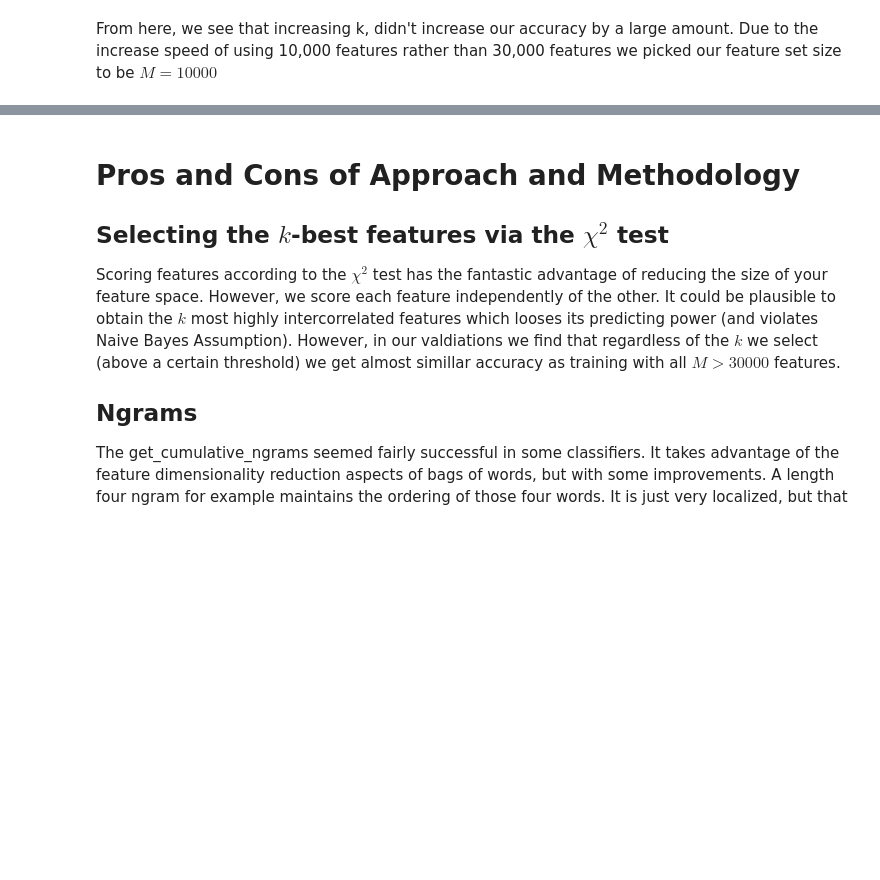
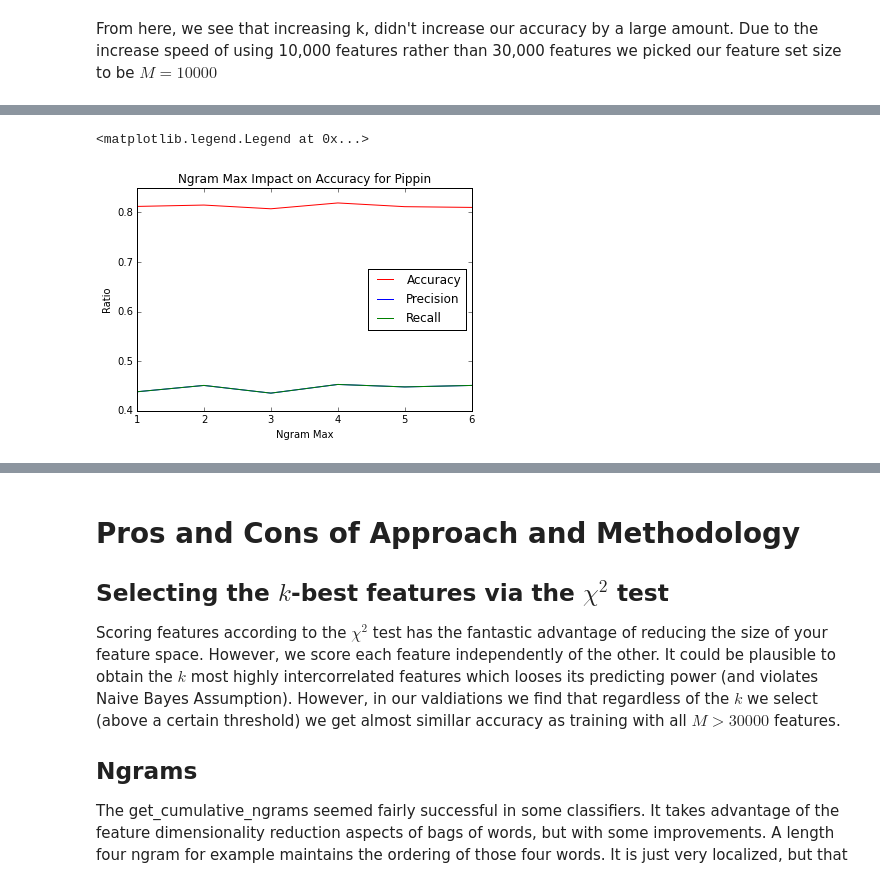
Before and after one commit to zafarali/598-assignment2-NLP, a Jupyter notebook: REPORT.ipynb, the cells around one changed output, grey strips where cells are left out. Cells and saved outputs as stored; diff of their text form; code cells hidden in the pictures; blank space fills up the shorter version.

Commit message:
added charts for pippin and gimli to report

```diff
--- a/REPORT.ipynb
+++ b/REPORT.ipynb
@@ -274,0 +281,12 @@ From here, we see that increasing k, didn't increase our accuracy by a large amo
+# %%
+data = pd.read_csv('../chart_data/pippin_ngram_max.csv').values
+plt.plot(data[:,0], data[:,1], 'r', label='Accuracy')
+plt.plot(data[:,0], data[:,2], 'b', label='Precision')
+plt.plot(data[:,0], data[:,3], 'g', label='Recall')
+plt.xlabel('Ngram Max')
+plt.ylabel('Ratio')
+plt.title('Ngram Max Impact on Accuracy for Pippin')
+plt.legend(loc='best')
+# %% [output]
+<matplotlib.legend.Legend at 0x...>
+[figure, added]
```
Also changed, not shown: parts of 15 cells of this notebook.
